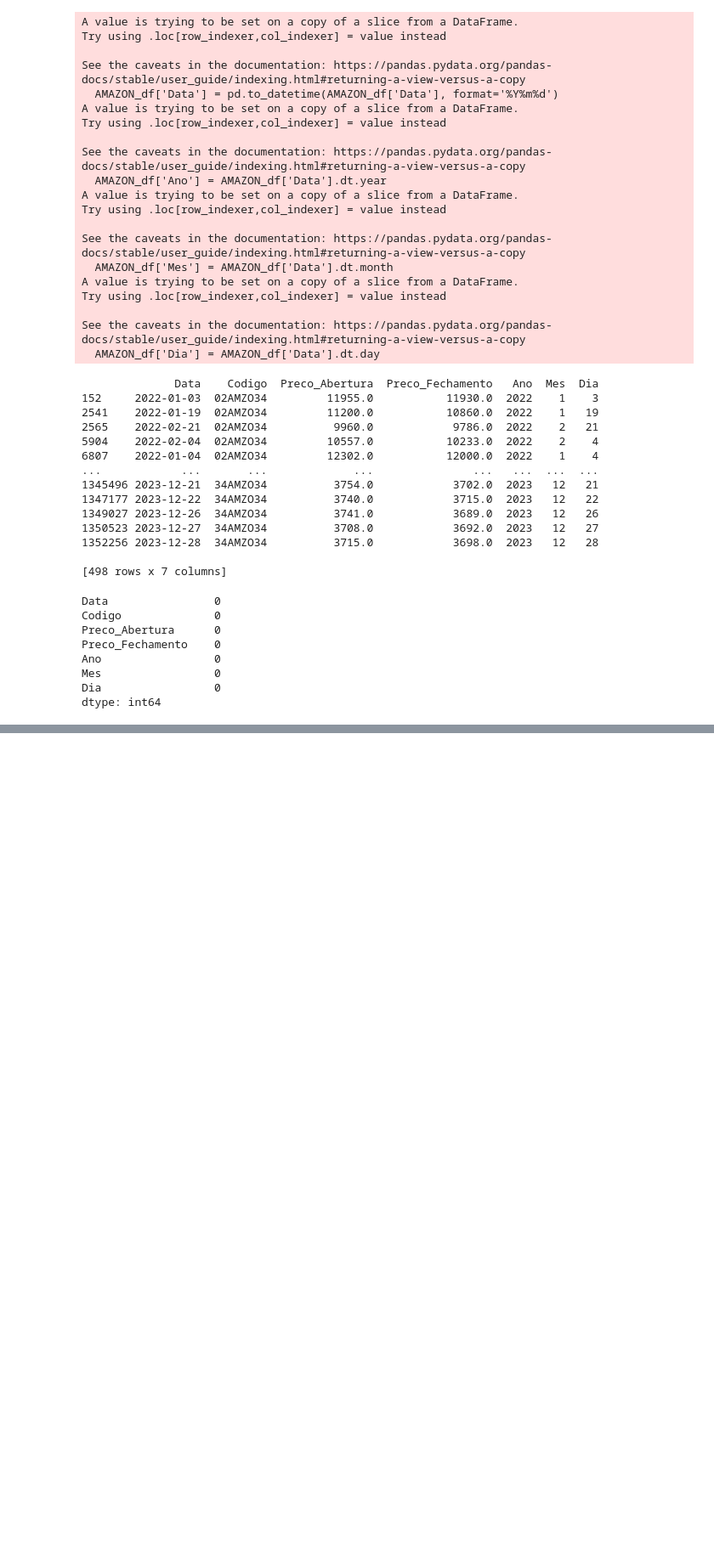
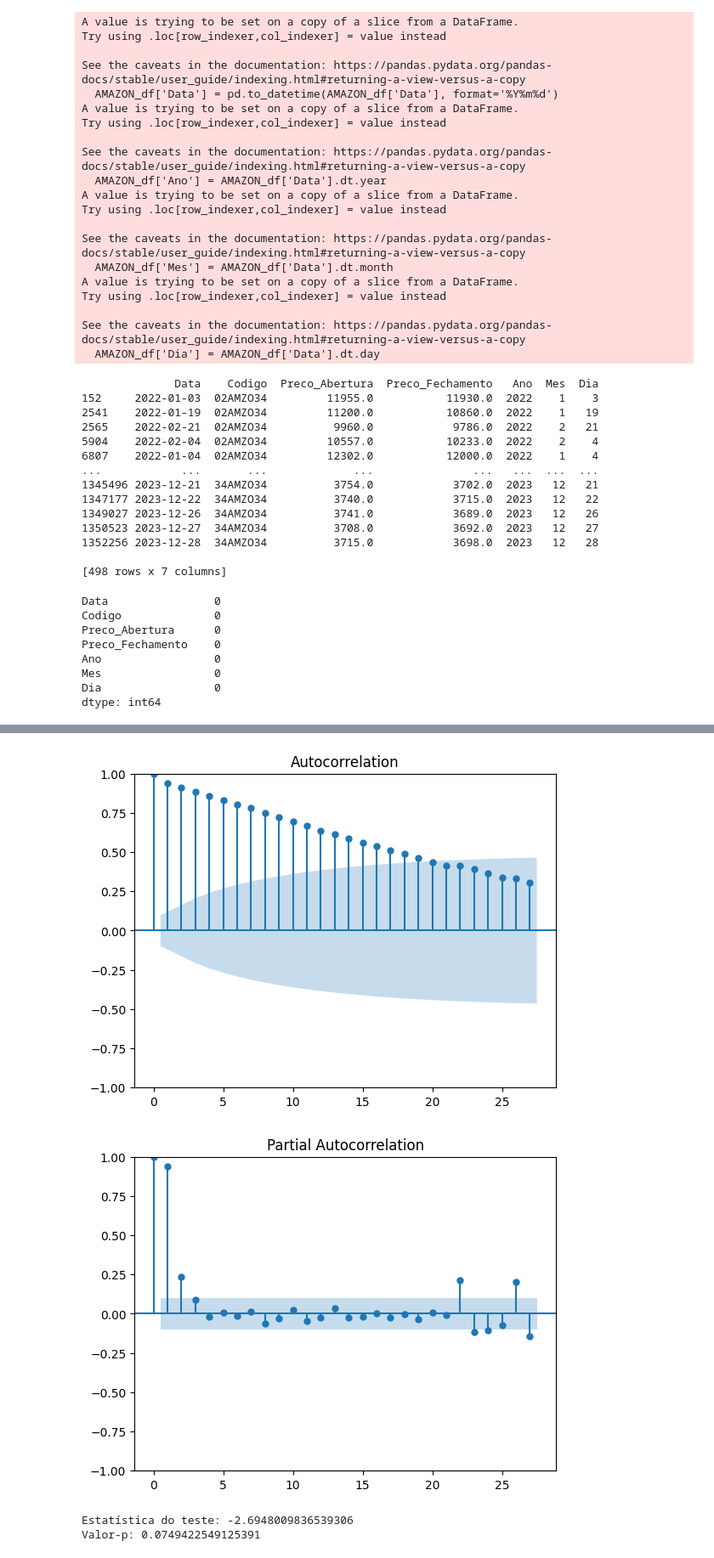
Before and after one commit to sergiolfaria/Atividades_Ciencia_De_Dados, a Jupyter notebook: Trabalho Arima/Arima.ipynb, the cells around one changed output, grey strips where cells are left out. Shown: that part at 85% size. Drawn from its saved outputs; the diff is of its cells as text; code cells hidden in the pictures; blank space fills up the shorter version.

```diff
--- a/Trabalho Arima/Arima.ipynb
+++ b/Trabalho Arima/Arima.ipynb
@@ -152,0 +220,19 @@ plt.show()
+# %%
+from statsmodels.graphics.tsaplots import plot_acf, plot_pacf
+
+plot_acf(AMAZON_df['Preco_Fechamento'])
+plot_pacf(AMAZON_df['Preco_Fechamento'])
+plt.show()
+# %% [output]
+[figure, added]
+[figure, added]
+# %%
+from statsmodels.tsa.stattools import adfuller
+
+# Teste de Dickey-Fuller aumentado
+resultado_teste = adfuller(AMAZON_df['Preco_Fechamento'])
+print('Estatística do teste:', resultado_teste[0])
+print('Valor-p:', resultado_teste[1])
+# %% [output]
+Estatística do teste: -2.6948009836539306
+Valor-p: 0.0749422549125391
```
Also changed, not shown: parts of 9 cells of this notebook.
